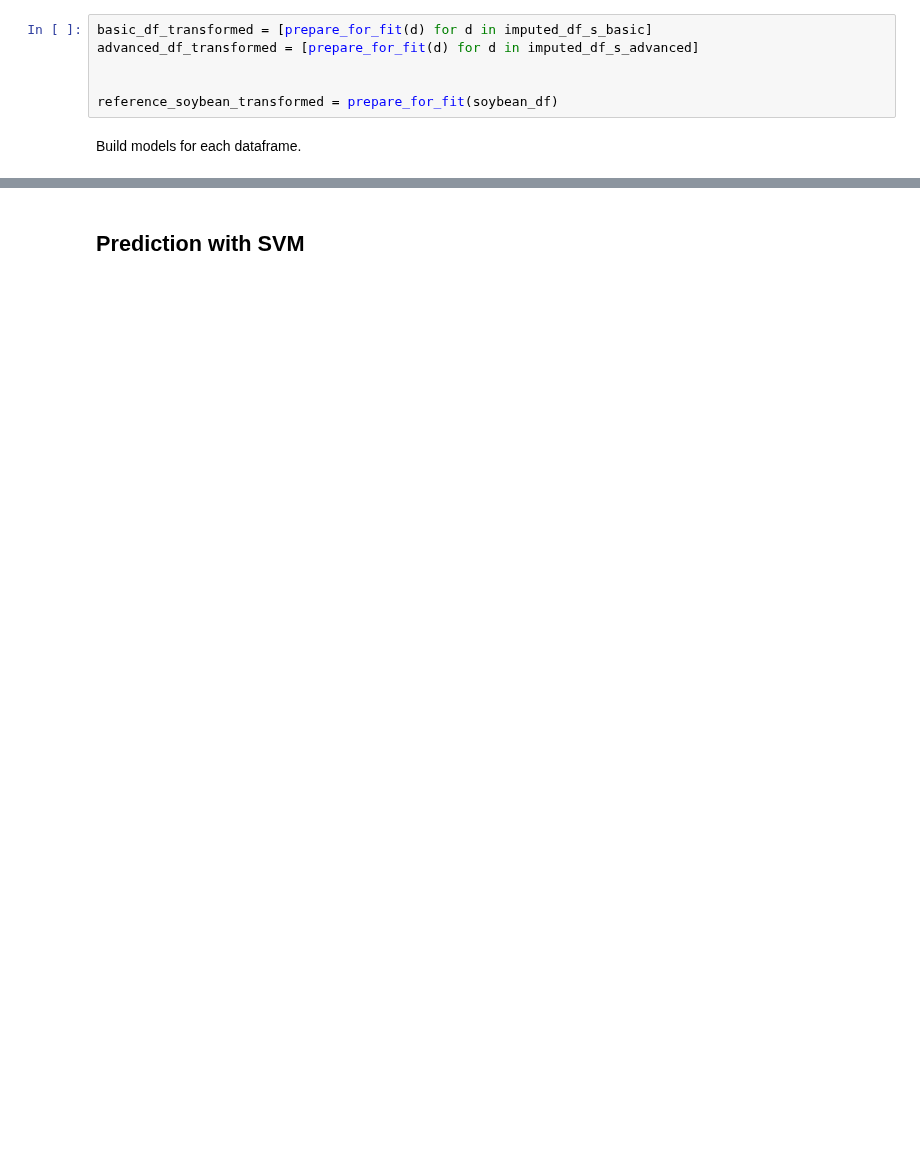
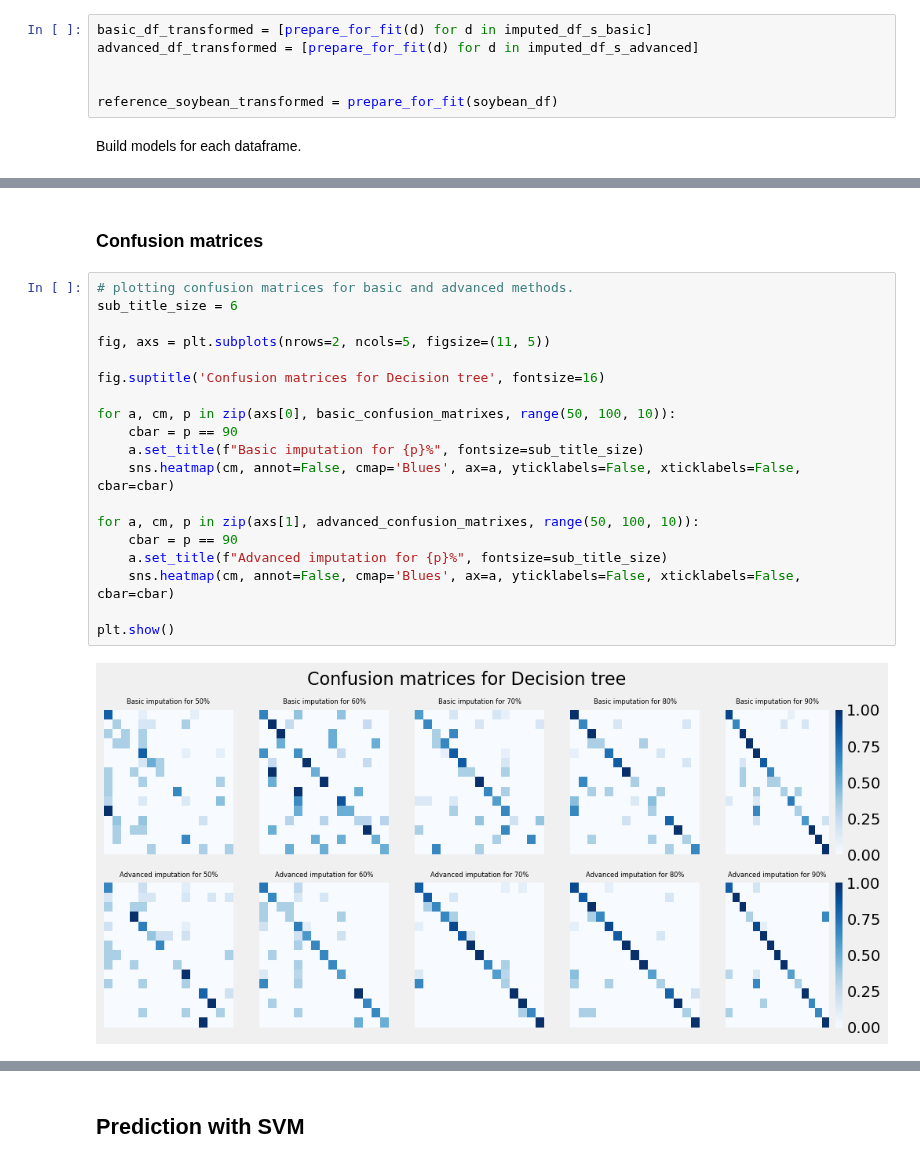
Before and after one commit to VladMarianCimpeanu/DIQ-assignment, a Jupyter notebook: code/soybean_notebook.ipynb, the cells around one changed output, grey strips where cells are left out. Cells and saved outputs as stored; diff of their text form; blank space fills up the shorter version.

```diff
--- a/code/soybean_notebook.ipynb
+++ b/code/soybean_notebook.ipynb
@@ -598,0 +657,23 @@ plt.show()
+# %% [markdown]
+### Confusion matrices
+# %%
+# plotting confusion matrices for basic and advanced methods.
+sub_title_size = 6
+
+fig, axs = plt.subplots(nrows=2, ncols=5, figsize=(11, 5))
+
+fig.suptitle('Confusion matrices for Decision tree', fontsize=16)
+
+for a, cm, p in zip(axs[0], basic_confusion_matrixes, range(50, 100, 10)):
+    cbar = p == 90
+    a.set_title(f"Basic imputation for {p}%", fontsize=sub_title_size)
+    sns.heatmap(cm, annot=False, cmap='Blues', ax=a, yticklabels=False, xticklabels=False, cbar=cbar)
+
+for a, cm, p in zip(axs[1], advanced_confusion_matrixes, range(50, 100, 10)):
+    cbar = p == 90
+    a.set_title(f"Advanced imputation for {p}%", fontsize=sub_title_size)
+    sns.heatmap(cm, annot=False, cmap='Blues', ax=a, yticklabels=False, xticklabels=False, cbar=cbar)
+
+plt.show()
+# %% [output]
+[figure, added]
```
Also changed, not shown: parts of 44 cells of this notebook.
